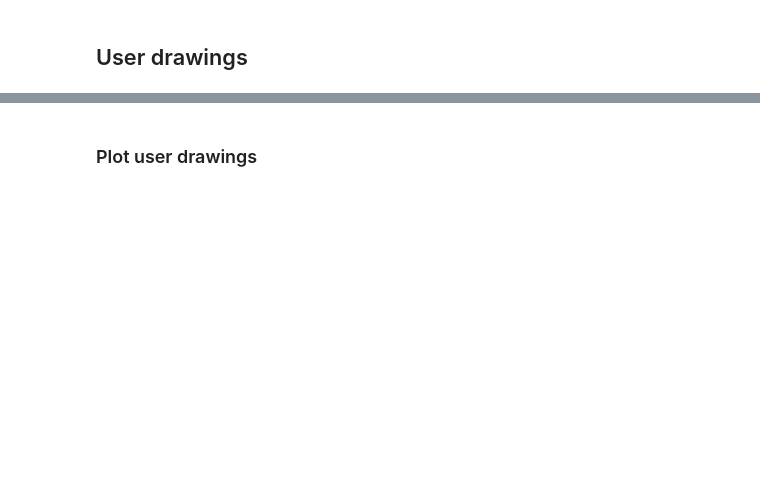
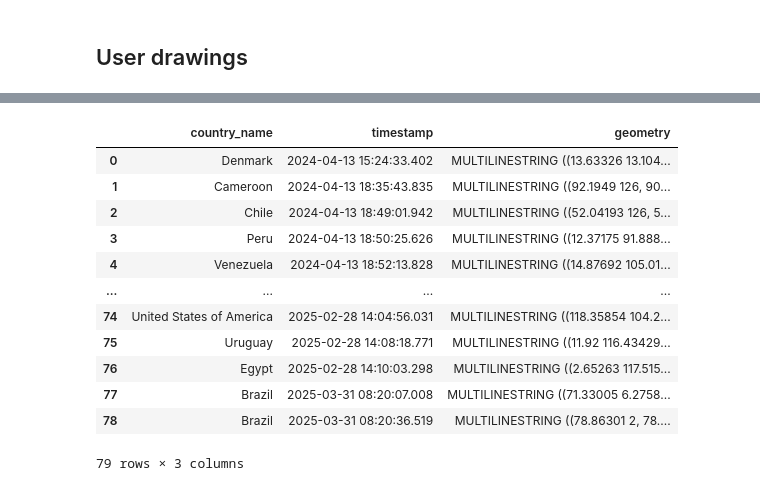
Before and after one commit to JortdeJong13/country-guess, a Jupyter notebook: Manipulate data.ipynb, the cells around one changed output, grey strips where cells are left out. Saved outputs shown, nothing was run; the diff lists cells and outputs as text; code cells hidden in the pictures; blank space fills up the shorter version.

```diff
--- a/Manipulate data.ipynb
+++ b/Manipulate data.ipynb
@@ -194,5 +174,20 @@ Row at index 34 removed from ./data/drawings.geojson.
-# %% [markdown]
-### Plot user drawings
 # %%
 import matplotlib.pyplot as plt
 from countryguess.data import TestDataset, Dataset, poly_to_img
+# %%
+test_data = TestDataset(shape=(128, 128))
+test_data.gdf
+# %% [output]
+|  | country_name | timestamp | geometry |
+| 0 | Denmark | 2024-04-13 15:24:33.402 | MULTILINESTRING ((13.63326 13.104... |
+| 1 | Cameroon | 2024-04-13 18:35:43.835 | MULTILINESTRING ((92.1949 126, 90... |
+| 2 | Chile | 2024-04-13 18:49:01.942 | MULTILINESTRING ((52.04193 126, 5... |
+| 3 | Peru | 2024-04-13 18:50:25.626 | MULTILINESTRING ((12.37175 91.888... |
+| 4 | Venezuela | 2024-04-13 18:52:13.828 | MULTILINESTRING ((14.87692 105.01... |
+| ... | ... | ... | ... |
+| 74 | United States of America | 2025-02-28 14:04:56.031 | MULTILINESTRING ((118.35854 104.2... |
+| 75 | Uruguay | 2025-02-28 14:08:18.771 | MULTILINESTRING ((11.92 116.43429... |
+| 76 | Egypt | 2025-02-28 14:10:03.298 | MULTILINESTRING ((2.65263 117.515... |
+| 77 | Brazil | 2025-03-31 08:20:07.008 | MULTILINESTRING ((71.33005 6.2758... |
+| 78 | Brazil | 2025-03-31 08:20:36.519 | MULTILINESTRING ((78.86301 2, 78.... |
+79 rows × 3 columns
```
Also changed, not shown: parts of 12 cells of this notebook, 12 other files.
